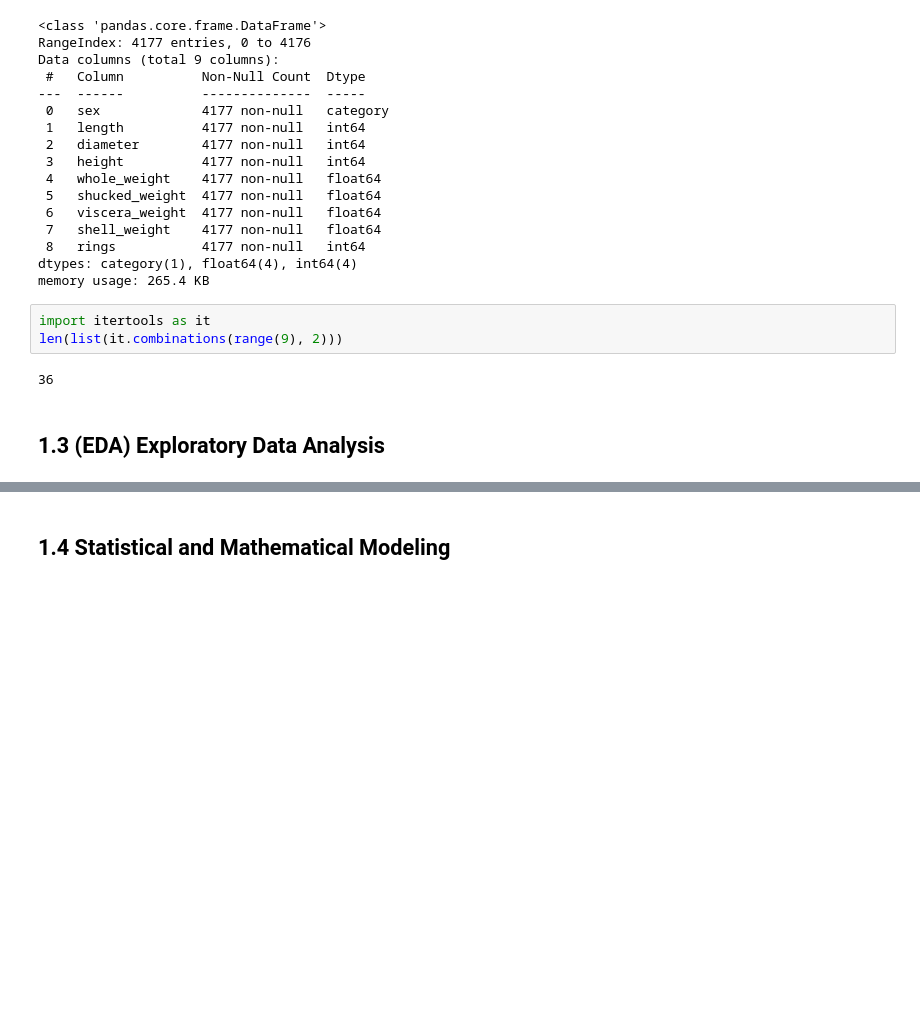
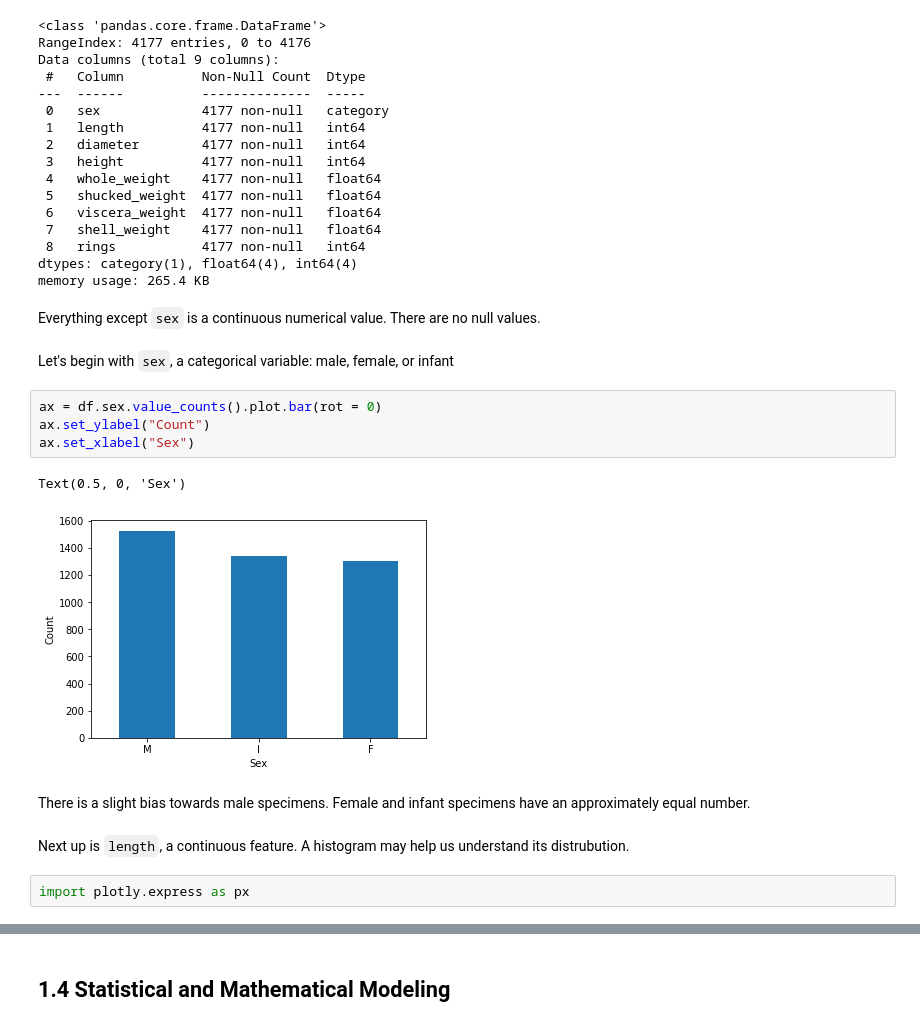
Before and after one commit to natemcintosh/en_685_648_data_science, a Jupyter notebook: 7_module/problem_set/nmcinto2.ipynb, the cells around one changed output, grey strips where cells are left out. Cells and saved outputs as stored; diff of their text form; blank space fills up the shorter version.

```diff
--- a/7_module/problem_set/nmcinto2.ipynb
+++ b/7_module/problem_set/nmcinto2.ipynb
@@ -87,10 +95,20 @@ Data columns (total 9 columns):
  8   rings           4177 non-null   int64
 dtypes: category(1), float64(4), int64(4)
 memory usage: 265.4 KB
-# %%
-import itertools as it
-len(list(it.combinations(range(9), 2)))
-# %% [output]
-36
-# %% [markdown]
-## 1.3 (EDA) Exploratory Data Analysis
+# %% [markdown]
+Everything except `sex` is a continuous numerical value. There are no null values.
+# %% [markdown]
+Let's begin with `sex`, a categorical variable: male, female, or infant
+# %%
+ax = df.sex.value_counts().plot.bar(rot = 0)
+ax.set_ylabel("Count")
+ax.set_xlabel("Sex")
+# %% [output]
+Text(0.5, 0, 'Sex')
+[figure, added]
+# %% [markdown]
+There is a slight bias towards male specimens. Female and infant specimens have an approximately equal number.
+# %% [markdown]
+Next up is `length`, a continuous feature. A histogram may help us understand its distrubution.
+# %%
+import plotly.express as px
```
Also changed, not shown: parts of 25 cells of this notebook.
